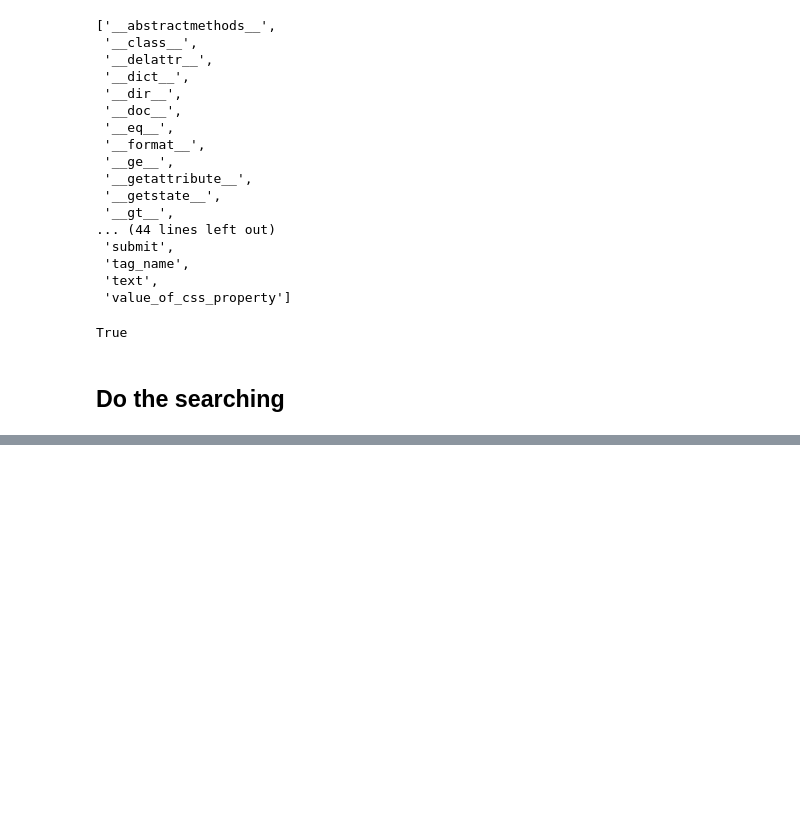
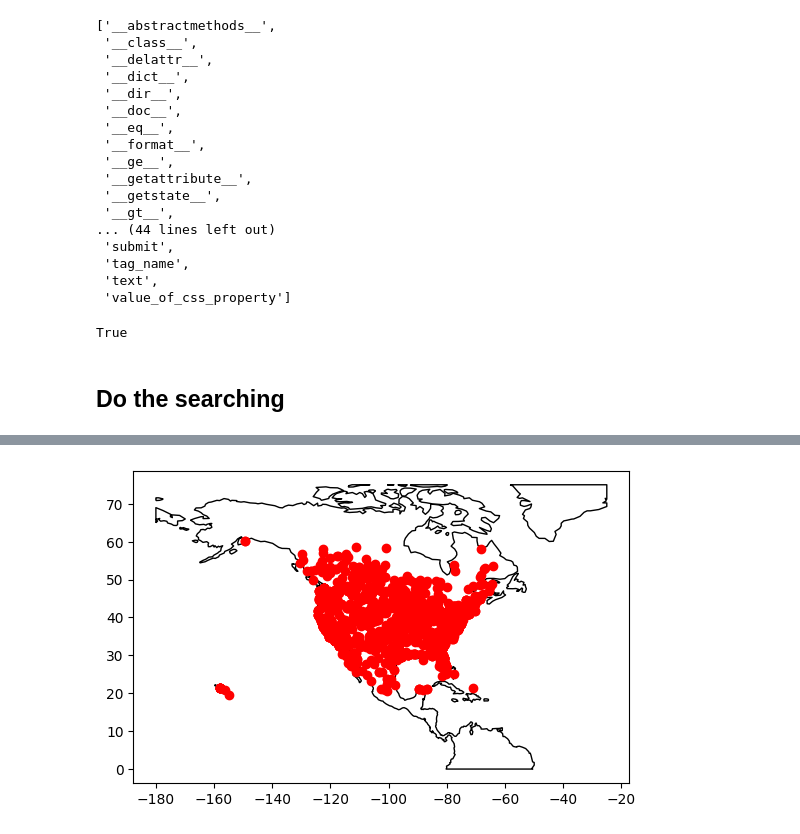
Before and after one commit to emigre459/evlens, a Jupyter notebook: notebooks/exploratory/0.3-DWRM-GCloud.ipynb, the cells around one changed output, grey strips where cells are left out. Drawn from its saved outputs; the diff is of its cells as text; code cells hidden in the pictures; blank space fills up the shorter version.

```diff
--- a/notebooks/exploratory/0.3-DWRM-GCloud.ipynb
+++ b/notebooks/exploratory/0.3-DWRM-GCloud.ipynb
@@ -1249,2 +1265,17 @@ bq.query_to_dataframe(query)
 # %%
-# Create a SearchCriterion for every entry
+from geodatasets import get_path
+import matplotlib.pyplot as plt
+world = gpd.read_file(get_path("naturalearth.land"))
+
+# We restrict to South America.
+# ax = world.clip([-90, -55, -25, 15]).plot(color="white", edgecolor="black")
+
+# Full world
+ax = world.clip([-180, 0, -25, 75]).plot(color="white", edgecolor="black")
+ # (xmin, ymin, xmax, ymax)
+
+# We can now plot our ``GeoDataFrame``.
+gdf.plot(ax=ax, color="red")
+plt.show()
+# %% [output]
+[figure, added]
```
Also changed, not shown: parts of 5 cells of this notebook, 3 other files.
